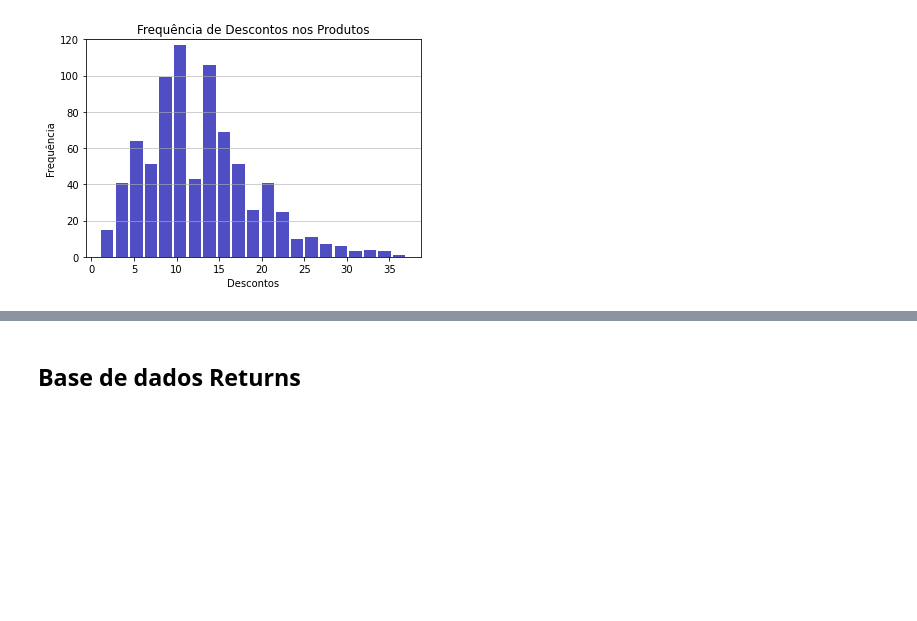
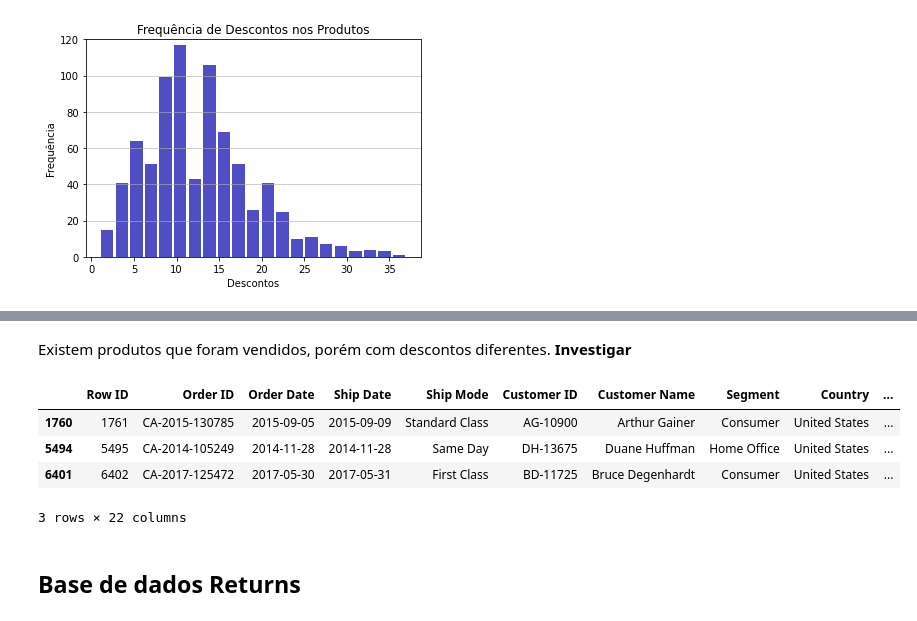
Before and after one commit to henrique-ewbank/challenge, a Jupyter notebook: Cenario_I_dataset.ipynb, the cells around one changed output, grey strips where cells are left out. Cells and saved outputs as stored; diff of their text form; code cells hidden in the pictures; blank space fills up the shorter version.

```diff
--- a/Cenario_I_dataset.ipynb
+++ b/Cenario_I_dataset.ipynb
@@ -313,3 +313,7 @@ plt.ylim(ymax=np.ceil(maxfreq / 10) * 10 if maxfreq % 10 else maxfreq + 10)
 # %% [output]
 (0.0, 120.0)
 [figure]
+# %%
+#Descontos iguais para mesmo produto?
+produto_qte_vendida = orders.groupby(['Product ID']).count()['Discount']
+produto_qte_vendida.describe()
@@ -316,3 +330,14 @@ plt.ylim(ymax=np.ceil(maxfreq / 10) * 10 if maxfreq % 10 else maxfreq + 10)
+# %% [markdown]
+Existem produtos que foram vendidos, porém com descontos diferentes. **Investigar**
+# %%
+produto_nome = produto_qte_vendida.loc[produto_qte_vendida>1].index[0]
+orders.loc[orders['Product ID']==produto_nome, :]
+# %% [output]
+|  | Row ID | Order ID | Order Date | Ship Date | Ship Mode | Customer ID | Customer Name | Segment | Country | ... |
+| 1760 | 1761 | CA-2015-130785 | 2015-09-05 | 2015-09-09 | Standard Class | AG-10900 | Arthur Gainer | Consumer | United States | ... |
+| 5494 | 5495 | CA-2014-105249 | 2014-11-28 | 2014-11-28 | Same Day | DH-13675 | Duane Huffman | Home Office | United States | ... |
+| 6401 | 6402 | CA-2017-125472 | 2017-05-30 | 2017-05-31 | First Class | BD-11725 | Bruce Degenhardt | Consumer | United States | ... |
+3 rows × 22 columns
 # %% [markdown]
 ## Base de dados Returns
 # %%
```
Also changed, not shown: parts of 1 cell of this notebook.
